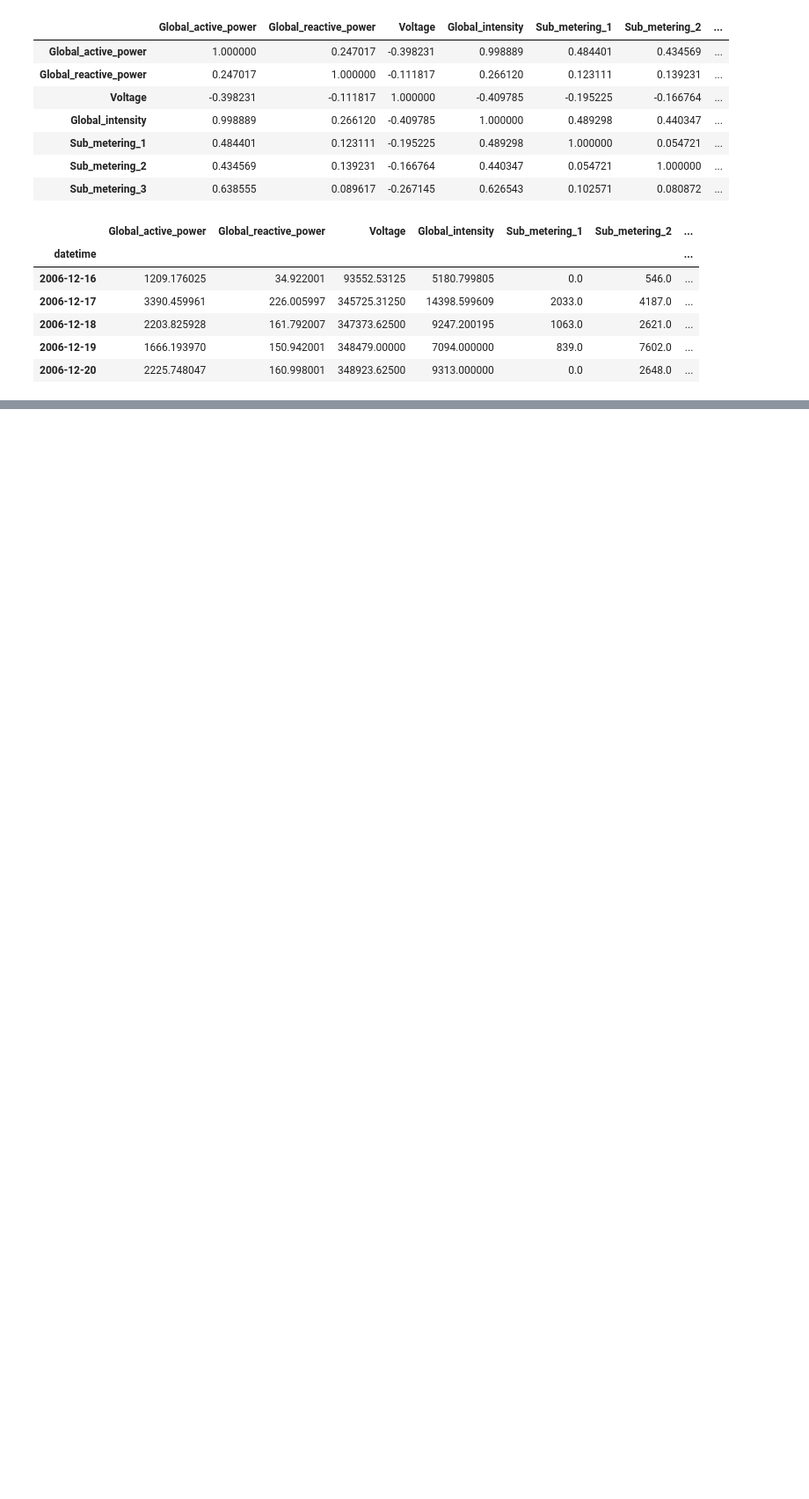
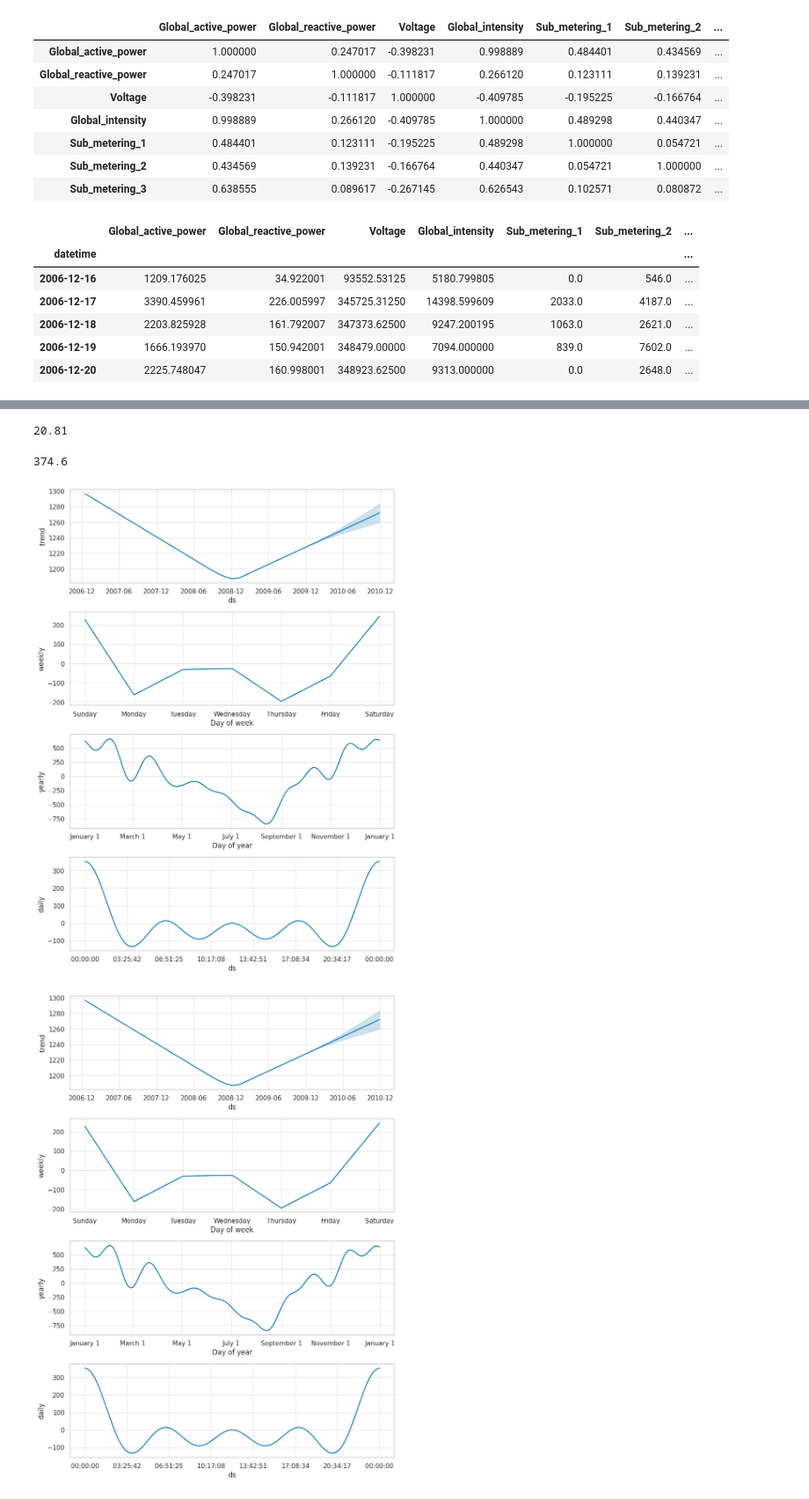
Before and after one commit to hrv2k/DS-exercises, a Jupyter notebook: HDSC_Stage_E_Time_series.ipynb, the cells around one changed output, grey strips where cells are left out. Shown: that part at 88% size. Saved outputs shown, nothing was run; the diff lists cells and outputs as text; code cells hidden in the pictures; blank space fills up the shorter version.

```diff
--- a/HDSC_Stage_E_Time_series.ipynb
+++ b/HDSC_Stage_E_Time_series.ipynb
@@ -187,6 +197,6 @@ df_daily.head()
 # %%
-x_train = df_daily[:-365]
-x_test = df_daily.tail(365)
+x_train = df_gap[:-365]
+x_test = df_gap.tail(365)
 
 print(x_train.shape, x_test.shape)
 # %% [output]
@@ -193,0 +206,4 @@ print(x_train.shape, x_test.shape)
+# %%
+model = Prophet(daily_seasonality=True)
+# %%
+model.fit(x_train)
@@ -193,0 +212,24 @@ print(x_train.shape, x_test.shape)
+# %%
+future = model.make_future_dataframe(periods=365 , freq= 'D' )
+forecast = model.predict(future)
+# %%
+def mape(y_true, y_pred):
+    y_true, y_pred = np.array(y_true), np.array(y_pred)
+    return round(np.mean(np.abs((y_true - y_pred)/ y_true)) * 100, 2)
+
+mape(x_test['y'], forecast['yhat'][-365:])
+# %% [output]
+20.81
+# %%
+from sklearn.metrics import mean_squared_error
+mse = mean_squared_error(x_test['y'], forecast['yhat'][-365:])
+rmse = np.sqrt(mse)
+round(rmse, 2)
+# %% [output]
+374.6
+# %%
+model.plot_components(forecast)
+plt.show()
+# %% [output]
+[figure, added]
+[figure, added]
```
Also changed, not shown: parts of 6 cells of this notebook.
